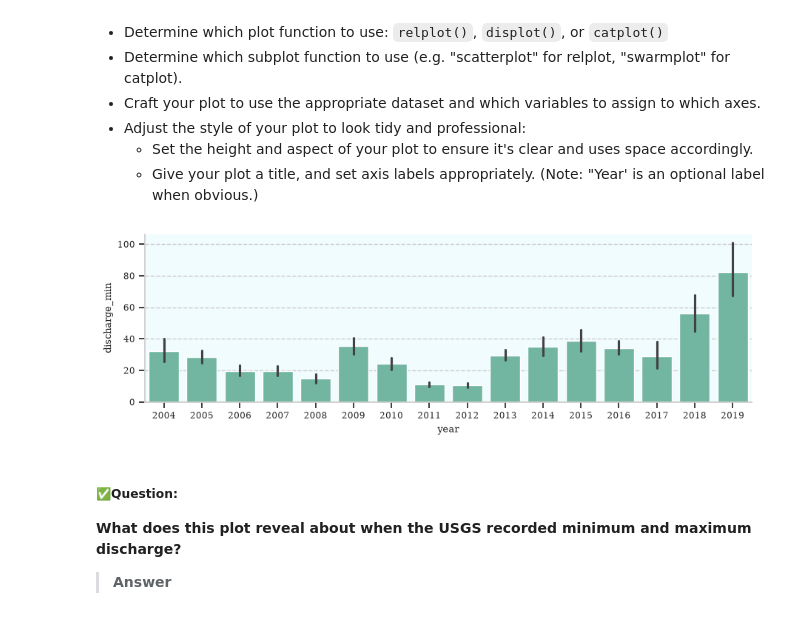
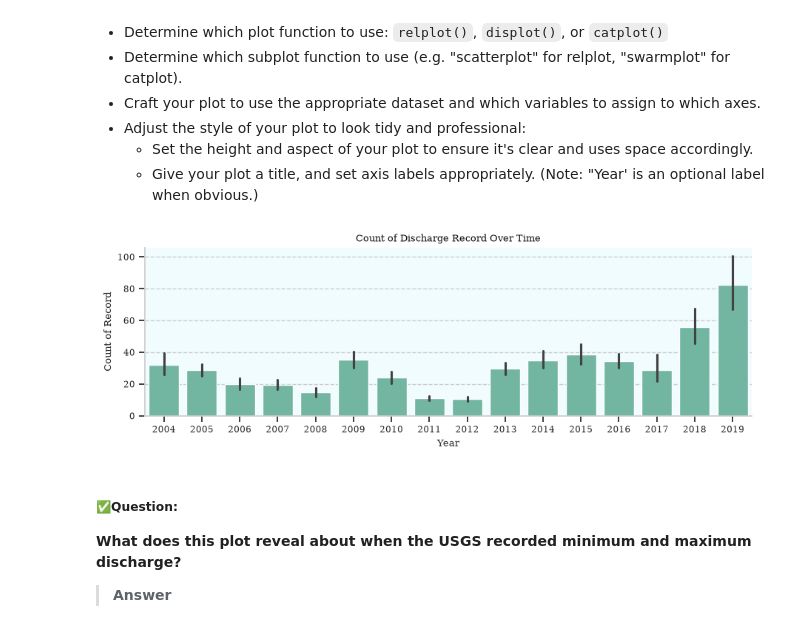
Before and after one commit to Sophiacyt/ENV700, a Jupyter notebook: Lessons/M5-L-visualization-exercises.ipynb, the cells around one changed output. Saved outputs shown, nothing was run; the diff lists cells and outputs as text; code cells hidden in the pictures.

Commit message:
plot 2 updated

```diff
--- a/Lessons/M5-L-visualization-exercises.ipynb
+++ b/Lessons/M5-L-visualization-exercises.ipynb
@@ -142,16 +142,21 @@ plot_1.set(
 # %%
 # Plot the number of records by year
 
 plot_2 = sns.catplot(
     data = USGS_flow.loc[USGS_flow['discharge_min'].notna()],
     y='discharge_min',
     x='year',
     kind ='bar',
     aspect = 3,
     height = 3
 );
+plot_2.set(
+    title  = 'Count of Discharge Record Over Time',
+    xlabel = 'Year',
+    ylabel = 'Count of Record'
+);
 # %% [output]
-[figure, old version]
+[figure, new version]
 # %% [markdown]
 ##### ✅Question:
 **What does this plot reveal about when the USGS recorded minimum and maximum discharge?**
```
